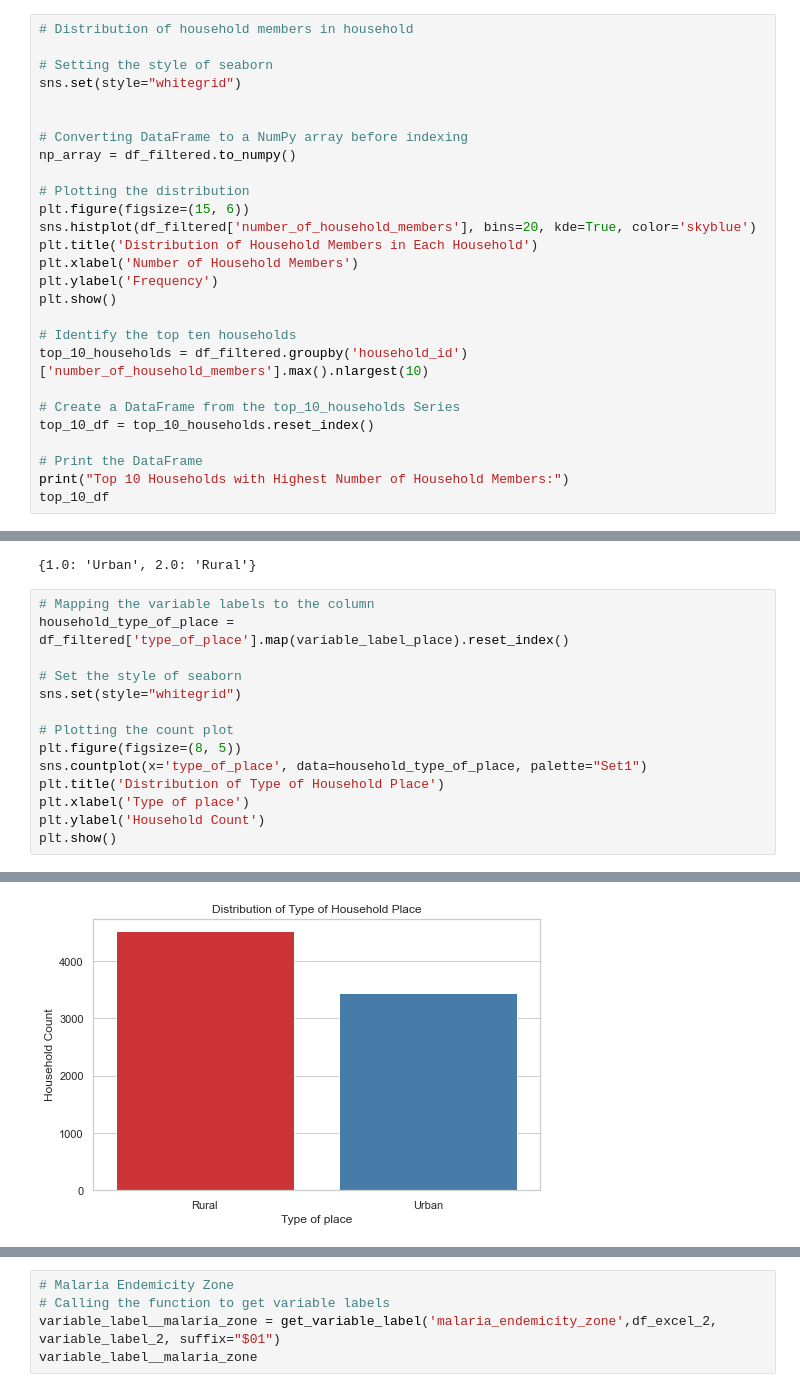
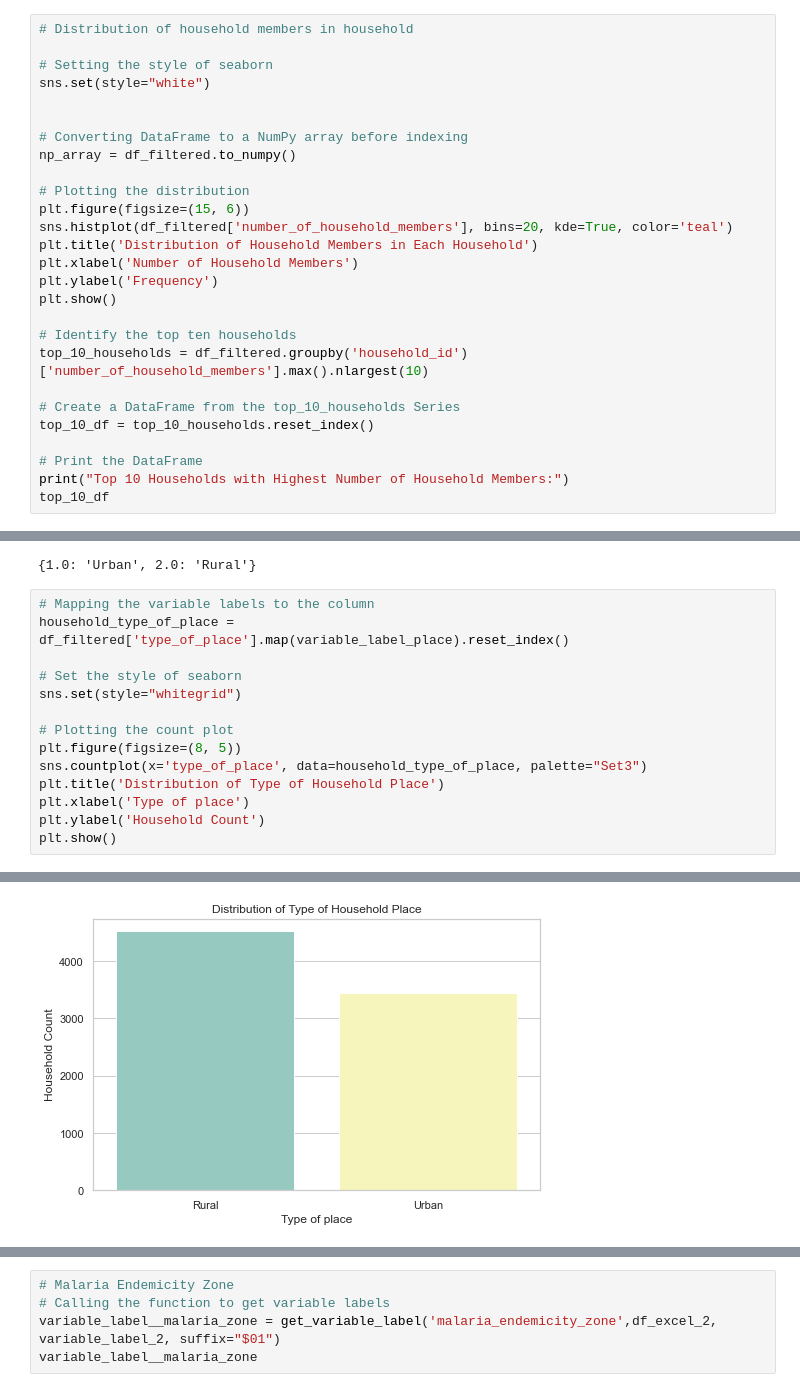
Before and after one commit to Dominic-Mu/dsc-phase-5-group-14-project, a Jupyter notebook: index.ipynb, the cells around one changed output, grey strips where cells are left out. Saved outputs shown, nothing was run; the diff lists cells and outputs as text.

```diff
--- a/index.ipynb
+++ b/index.ipynb
@@ -717,7 +764,7 @@ summary_df
 # Distribution of household members in household
 
 # Setting the style of seaborn
-sns.set(style="whitegrid")
+sns.set(style="white")
 
 
 # Converting DataFrame to a NumPy array before indexing
@@ -725,7 +772,7 @@ np_array = df_filtered.to_numpy()
 
 # Plotting the distribution
 plt.figure(figsize=(15, 6))
-sns.histplot(df_filtered['number_of_household_members'], bins=20, kde=True, color='skyblue')
+sns.histplot(df_filtered['number_of_household_members'], bins=20, kde=True, color='teal')
 plt.title('Distribution of Household Members in Each Household')
 plt.xlabel('Number of Household Members')
 plt.ylabel('Frequency')
@@ -820,7 +886,7 @@ sns.set(style="whitegrid")
 
 # Plotting the count plot
 plt.figure(figsize=(8, 5))
-sns.countplot(x='type_of_place', data=household_type_of_place, palette="Set1")
+sns.countplot(x='type_of_place', data=household_type_of_place, palette="Set3")
 plt.title('Distribution of Type of Household Place')
 plt.xlabel('Type of place')
 plt.ylabel('Household Count')
@@ -829 +898 @@ plt.show()
-[figure, old version]
+[figure, new version]
```
Also changed, not shown: parts of 67 cells of this notebook.
